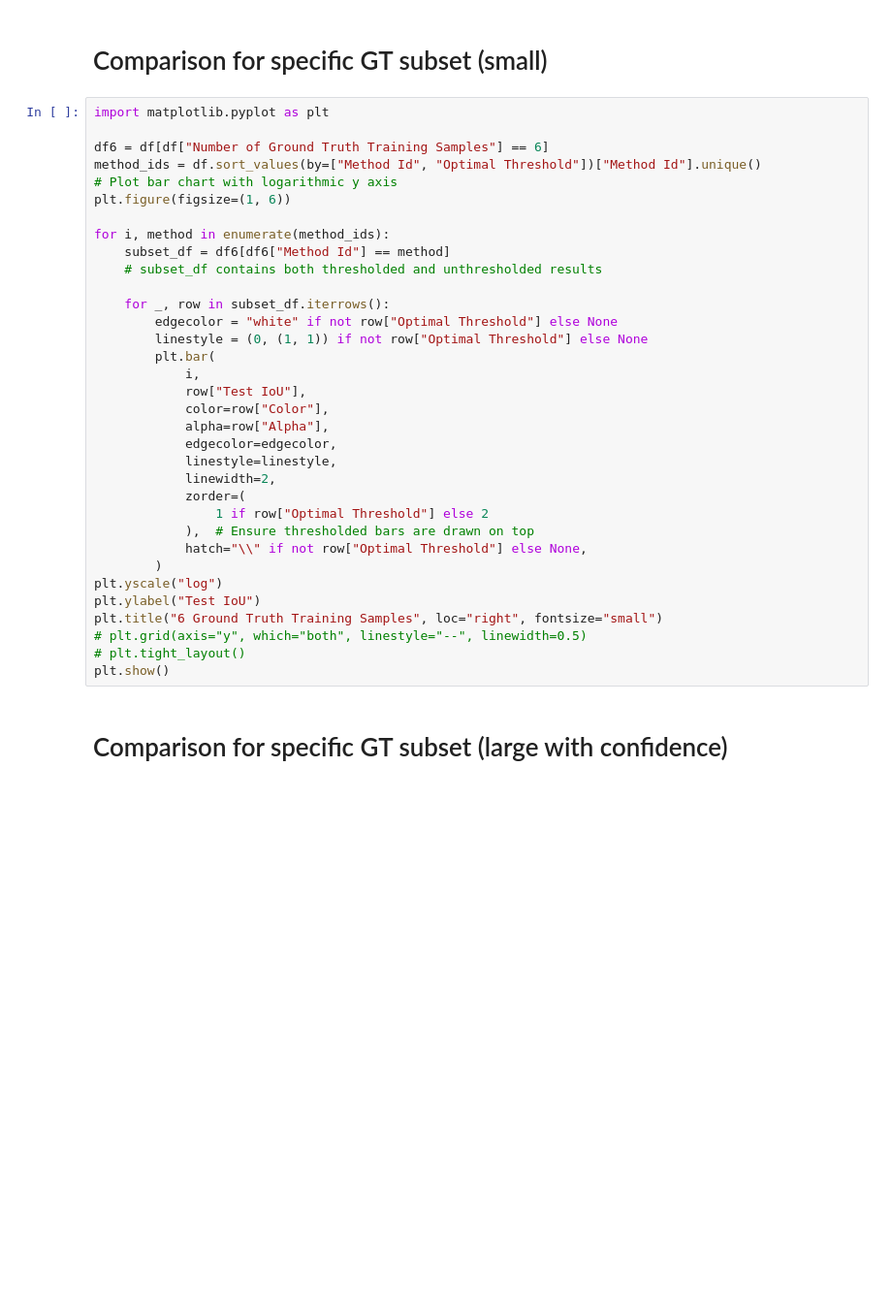
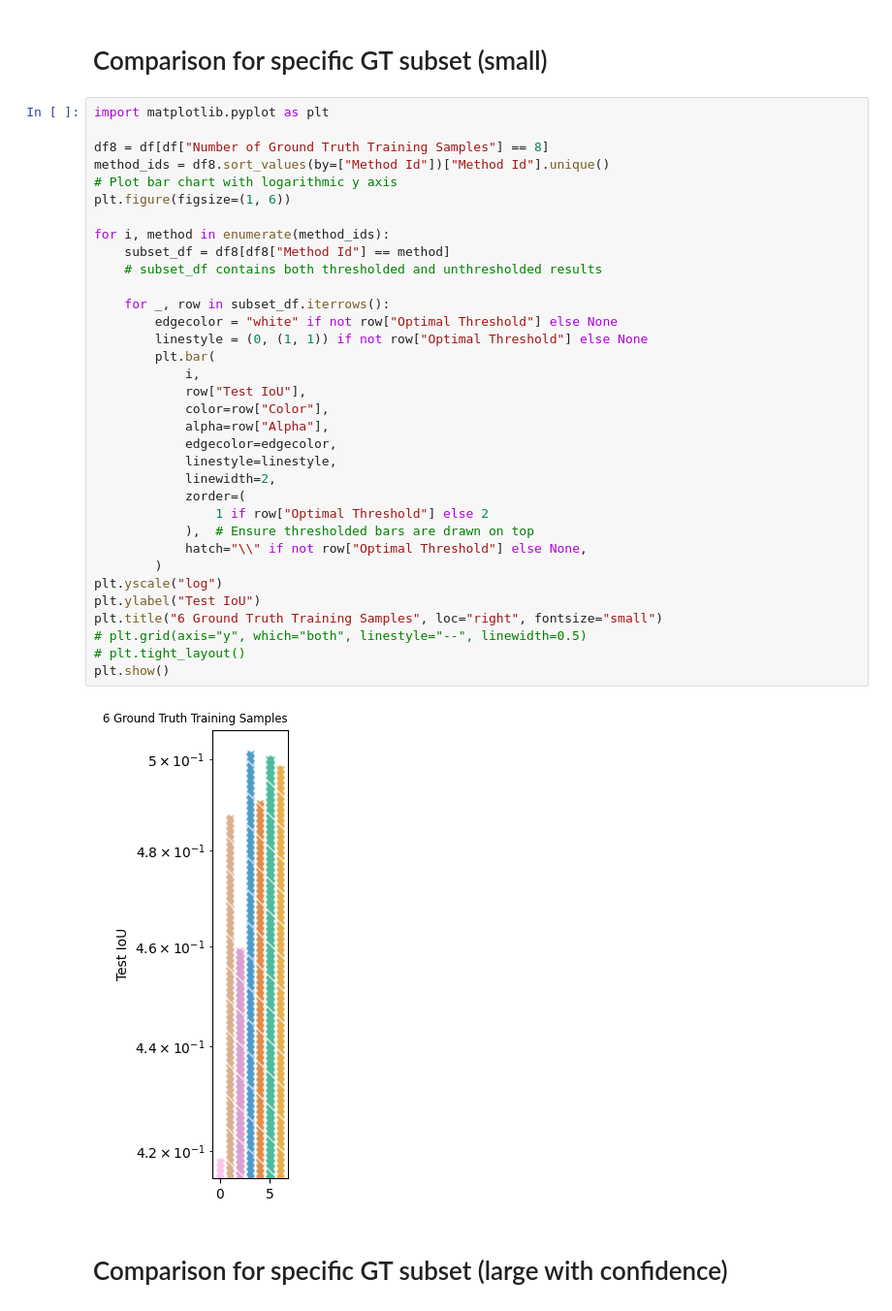
Before and after one commit to speydril/mp-lippert-experiments, a Jupyter notebook: src/wild-west/eval.ipynb, the cells around one changed output. Shown at 97% size. Cells and saved outputs as stored; diff of their text form; blank space fills up the shorter version.

```diff
--- a/src/wild-west/eval.ipynb
+++ b/src/wild-west/eval.ipynb
@@ -169,37 +200,39 @@ plt.tight_layout()
 # %%
 import matplotlib.pyplot as plt
 
-df6 = df[df["Number of Ground Truth Training Samples"] == 6]
-method_ids = df.sort_values(by=["Method Id", "Optimal Threshold"])["Method Id"].unique()
+df8 = df[df["Number of Ground Truth Training Samples"] == 8]
+method_ids = df8.sort_values(by=["Method Id"])["Method Id"].unique()
 # Plot bar chart with logarithmic y axis
 plt.figure(figsize=(1, 6))
 
 for i, method in enumerate(method_ids):
-    subset_df = df6[df6["Method Id"] == method]
+    subset_df = df8[df8["Method Id"] == method]
     # subset_df contains both thresholded and unthresholded results
 
     for _, row in subset_df.iterrows():
         edgecolor = "white" if not row["Optimal Threshold"] else None
         linestyle = (0, (1, 1)) if not row["Optimal Threshold"] else None
         plt.bar(
             i,
             row["Test IoU"],
             color=row["Color"],
             alpha=row["Alpha"],
             edgecolor=edgecolor,
             linestyle=linestyle,
             linewidth=2,
             zorder=(
                 1 if row["Optimal Threshold"] else 2
             ),  # Ensure thresholded bars are drawn on top
             hatch="\\" if not row["Optimal Threshold"] else None,
         )
 plt.yscale("log")
 plt.ylabel("Test IoU")
 plt.title("6 Ground Truth Training Samples", loc="right", fontsize="small")
 # plt.grid(axis="y", which="both", linestyle="--", linewidth=0.5)
 # plt.tight_layout()
 plt.show()
+# %% [output]
+[figure, added]
 # %% [markdown]
 # Comparison for specific GT subset (large with confidence)
 # %%
```
Also changed, not shown: parts of 6 cells of this notebook, 3 other files.
